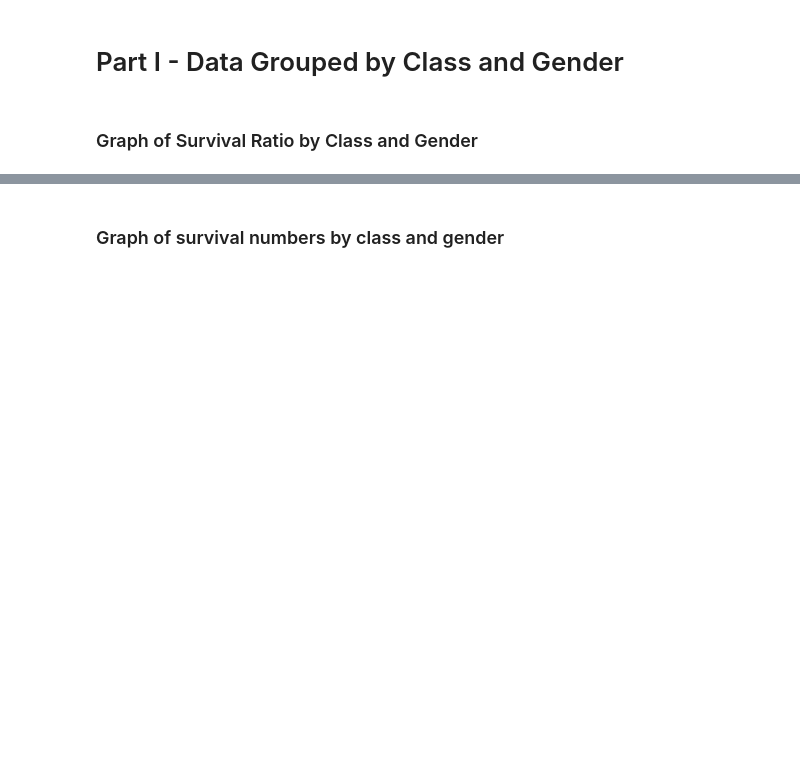
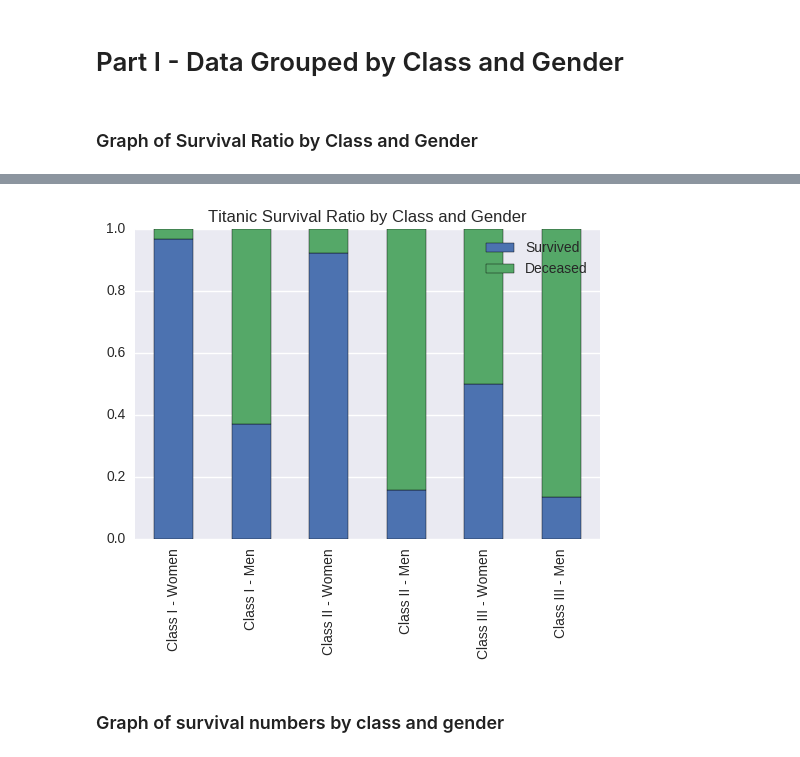
Before and after one commit to vvdanila/DAND-Titanic, a Jupyter notebook: DAND_Project_2_Victor_Danila.ipynb, the cells around one changed output, grey strips where cells are left out. Drawn from its saved outputs; the diff is of its cells as text; code cells hidden in the pictures; blank space fills up the shorter version.

```diff
--- a/DAND_Project_2_Victor_Danila.ipynb
+++ b/DAND_Project_2_Victor_Danila.ipynb
@@ -119,3 +91,11 @@ numpy.float64
+# %%
+# Fill in the NaNs with values from the ref_table using the loc function:
+titanic_df.loc[(titanic_df.Pclass == 1) & (titanic_df.Sex=='female') & np.isnan(titanic_df.Age) , 'Age'] = 35
+titanic_df.loc[(titanic_df.Pclass == 1) & (titanic_df.Sex=='male') & np.isnan(titanic_df.Age) , 'Age'] = 36
+titanic_df.loc[(titanic_df.Pclass == 2) & (titanic_df.Sex=='female') & np.isnan(titanic_df.Age) , 'Age'] = 24
+titanic_df.loc[(titanic_df.Pclass == 2) & (titanic_df.Sex=='male') & np.isnan(titanic_df.Age) , 'Age'] = 34
+titanic_df.loc[(titanic_df.Pclass == 3) & (titanic_df.Sex=='female') & np.isnan(titanic_df.Age) , 'Age'] = 18
+titanic_df.loc[(titanic_df.Pclass == 3) & (titanic_df.Sex=='male') & np.isnan(titanic_df.Age) , 'Age'] = 20
 # %% [markdown]
 ### Latest Data Frame (After Data Wrangling)
 # %%
@@ -148,7 +136,11 @@ titanic_df.head(n=5)
 # %% [markdown]
 ### Graph  of Survival Ratio by Class and Gender
 # %%
-survival_ratio_data = titanic_df.groupby(['Pclass', 'Sex',], as_index=False )['Survived'].mean()
+# Group by Pclass and Age and take the Survived mean.
+survival_ratio_data = titanic_df.groupby(['Pclass', 'Sex',], as_index=False ) \
+                                        ['Survived'].mean()
+# Create new Deceased column and assign values.
 deceased = survival_ratio_data['Survived'] * (-1) + 1.00
 survival_ratio_data['Deceased'] = deceased
+# Show table.
 survival_ratio_data
@@ -155,6 +155,8 @@ survival_ratio_data
 # %%
+# Create table to be used for the plot.
 plot1_data = survival_ratio_data[['Survived', 'Deceased']]
-
-plot1_data.index = ['Class I - Women', 'Class I - Men', 'Class II - Women', 'Class II - Men', 'Class III - Women',
-                    'Class III - Men']
+# Create new index.
+plot1_data.index = ['Class I - Women', 'Class I - Men', 'Class II - Women',
+                    'Class II - Men', 'Class III - Women', 'Class III - Men']
+# Show table.
 plot1_data
@@ -161,6 +171,10 @@ plot1_data
 # %%
-plotClassGenderRatio = plot1_data.plot(kind='bar', stacked=True, title='Titanic Survival Ratio by Class and Gender',
-                       legend=True,)
+# Plot the Class Gender Ratio data.
+plotClassGenderRatio = plot1_data.plot(kind='bar', stacked=True,
+                                       title='Titanic Survival Ratio by Class and Gender',
+                                       legend=True,)
+# %% [output]
+[figure, added]
 # %% [markdown]
 ### Graph of survival numbers by class and gender
 # %%
```
Also changed, not shown: parts of 20 cells of this notebook.
